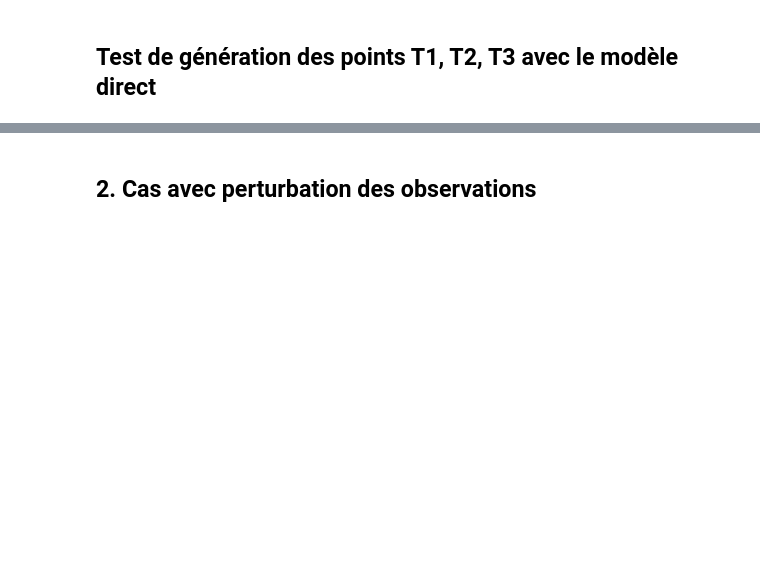
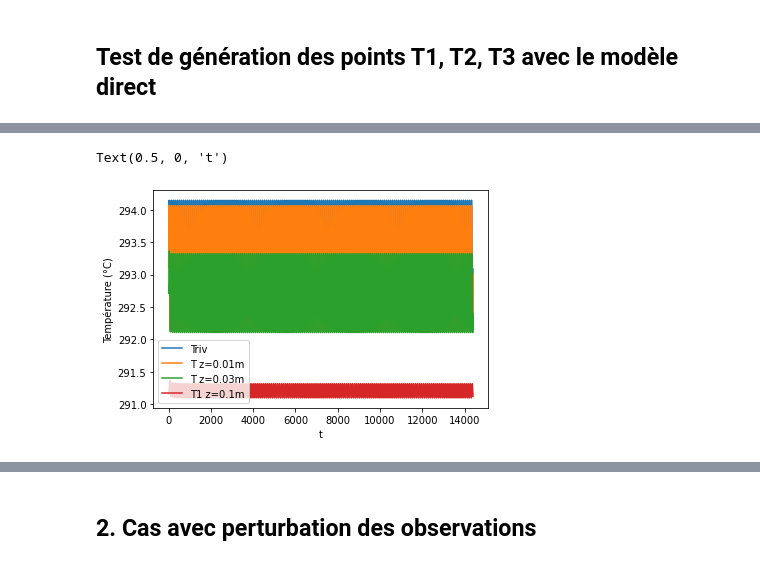
Before and after one commit to ameliemelorene/pyheatmy2022, a Jupyter notebook: demo_gen_test.ipynb, the cells around one changed output, grey strips where cells are left out. Drawn from its saved outputs; the diff is of its cells as text; code cells hidden in the pictures; blank space fills up the shorter version.

```diff
--- a/demo_gen_test.ipynb
+++ b/demo_gen_test.ipynb
@@ -133,16 +68,16 @@ emu_observ_test_user1._T_Shaft_measures # à l'instant initial on a une colonne
 # %%
 # l'utilisateur génère un dictionnaire avec les données importantes de la colonne
 name ="Couche en sable"
-zLow = 0.4
-moinslog10K = 3
+zLow = 1
+moinslog10K = 12
 n = 0.1
-lambda_s = 2
+lambda_s = 2 # test cas purement advectif
 rhos_cs = 4e6
 
 # on utilise les mesures générées précédemment
 col_dict = {
 	"river_bed": 1.,
-    "depth_sensors": [.1, .2, .3, .4], #En vrai y aura une 4e valeur ici mais ca prendra en charge pareil
+    "depth_sensors": [.25, .5, .75, 1], #En vrai y aura une 4e valeur ici mais ca prendra en charge pareil
 	"offset": .0,
     "dH_measures": emu_observ_test_user1._T_riv_dH_measures,
     "T_measures": emu_observ_test_user1._T_Shaft_measures,
@@ -189,0 +149,13 @@ plt.grid()
+# %%
+plt.plot(emu_observ_test_user1._T_riv, label="Triv")
+plt.plot(col._temps[0,:], label="T z=0.01m")
+plt.plot(col._temps[5,:], label="T z=0.03m")
+plt.plot(emu_observ_test_user1._T_Shaft[:,0], label="T1 z=0.1m")
+plt.legend()
+plt.ylabel("Température (°C)")
+plt.xlabel("t")
+
+# commentaire : quelle est cette période supplémentaire ? effet non linéaire numérique ?
+# %% [output]
+Text(0.5, 0, 't')
+[figure, added]
```
Also changed, not shown: parts of 29 cells of this notebook, 4 other files.
